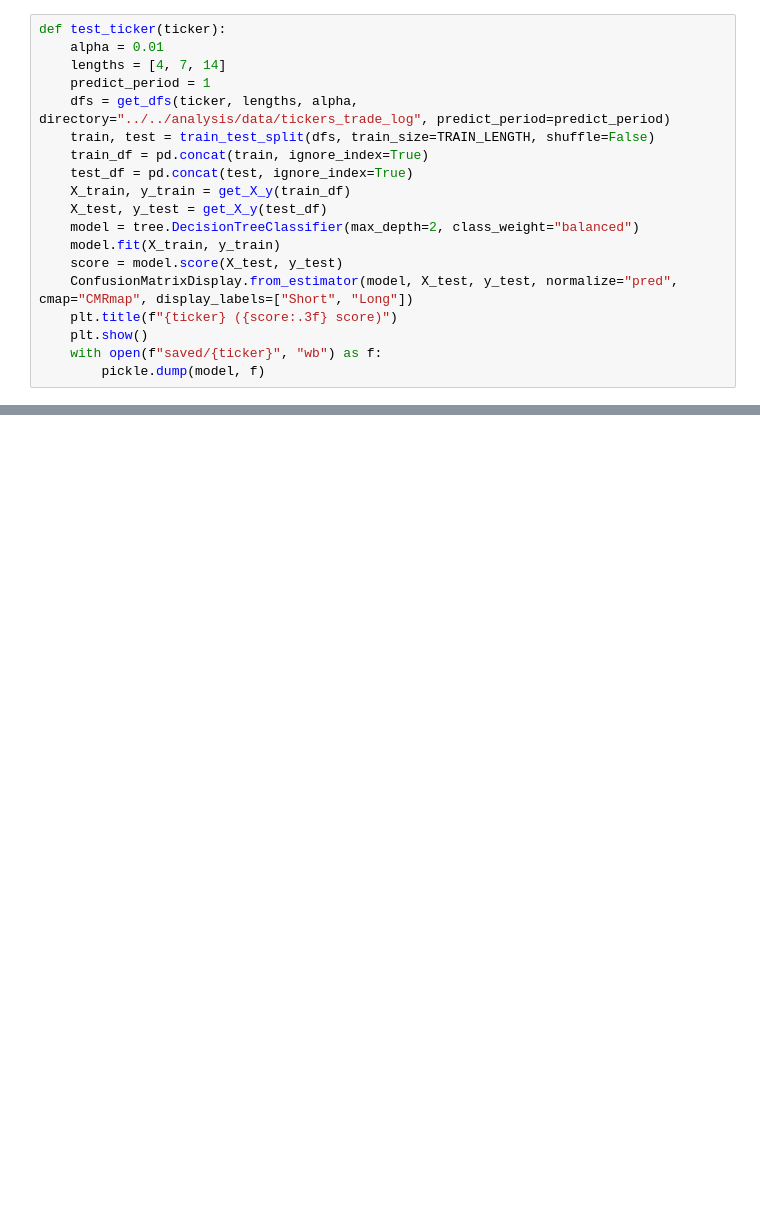
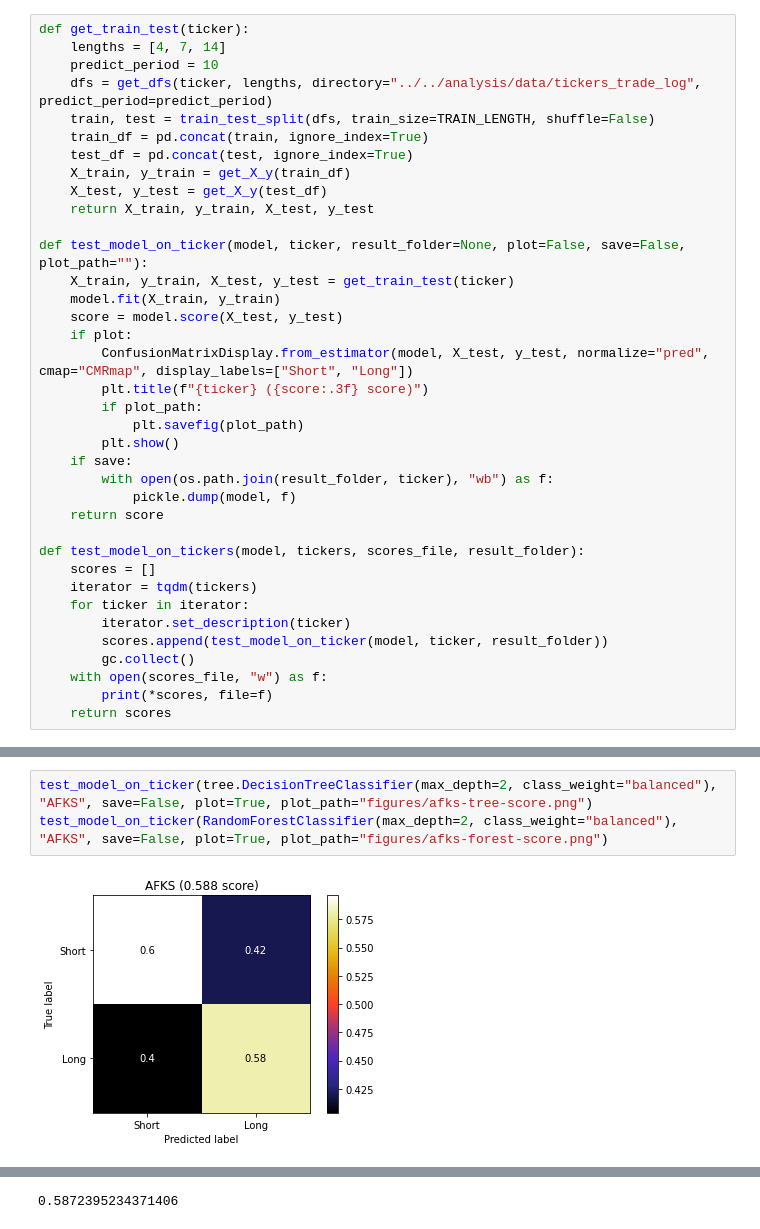
Before and after one commit to Maksim787/trading-project, a Jupyter notebook: tester_trade_log/models/rsi_classifier.ipynb, the cells around one changed output, grey strips where cells are left out. Drawn from its saved outputs; the diff is of its cells as text; blank space fills up the shorter version.

```diff
--- a/tester_trade_log/models/rsi_classifier.ipynb
+++ b/tester_trade_log/models/rsi_classifier.ipynb
@@ -50,20 +47,38 @@ from sklearn.model_selection import train_test_split
 # %%
-def test_ticker(ticker):
-    alpha = 0.01
+def get_train_test(ticker):
     lengths = [4, 7, 14]
-    predict_period = 1
-    dfs = get_dfs(ticker, lengths, alpha, directory="../../analysis/data/tickers_trade_log", predict_period=predict_period)
+    predict_period = 10
+    dfs = get_dfs(ticker, lengths, directory="../../analysis/data/tickers_trade_log", predict_period=predict_period)
     train, test = train_test_split(dfs, train_size=TRAIN_LENGTH, shuffle=False)
     train_df = pd.concat(train, ignore_index=True)
     test_df = pd.concat(test, ignore_index=True)
     X_train, y_train = get_X_y(train_df)
     X_test, y_test = get_X_y(test_df)
-    model = tree.DecisionTreeClassifier(max_depth=2, class_weight="balanced")
+    return X_train, y_train, X_test, y_test
+
+def test_model_on_ticker(model, ticker, result_folder=None, plot=False, save=False, plot_path=""):
+    X_train, y_train, X_test, y_test = get_train_test(ticker)
     model.fit(X_train, y_train)
     score = model.score(X_test, y_test)
-    ConfusionMatrixDisplay.from_estimator(model, X_test, y_test, normalize="pred", cmap="CMRmap", display_labels=["Short", "Long"])
-    plt.title(f"{ticker} ({score:.3f} score)")
-    plt.show()
-    with open(f"saved/{ticker}", "wb") as f:
-        pickle.dump(model, f)
+    if plot:
+        ConfusionMatrixDisplay.from_estimator(model, X_test, y_test, normalize="pred", cmap="CMRmap", display_labels=["Short", "Long"])
+        plt.title(f"{ticker} ({score:.3f} score)")
+        if plot_path:
+            plt.savefig(plot_path)
+        plt.show()
+    if save:
+        with open(os.path.join(result_folder, ticker), "wb") as f:
+            pickle.dump(model, f)
+    return score
+
+def test_model_on_tickers(model, tickers, scores_file, result_folder):
+    scores = []
+    iterator = tqdm(tickers)
+    for ticker in iterator:
+        iterator.set_description(ticker)
+        scores.append(test_model_on_ticker(model, ticker, result_folder))
+        gc.collect()
+    with open(scores_file, "w") as f:
+        print(*scores, file=f)
+    return scores
 # %%
@@ -105,0 +151,5 @@ numpy.ndarray
+# %%
+test_model_on_ticker(tree.DecisionTreeClassifier(max_depth=2, class_weight="balanced"), "AFKS", save=False, plot=True, plot_path="figures/afks-tree-score.png")
+test_model_on_ticker(RandomForestClassifier(max_depth=2, class_weight="balanced"), "AFKS", save=False, plot=True, plot_path="figures/afks-forest-score.png")
+# %% [output]
+[figure, added]
@@ -105,0 +157 @@ numpy.ndarray
+0.5872395234371406
```
Also changed, not shown: parts of 15 cells of this notebook, 6 other files.
